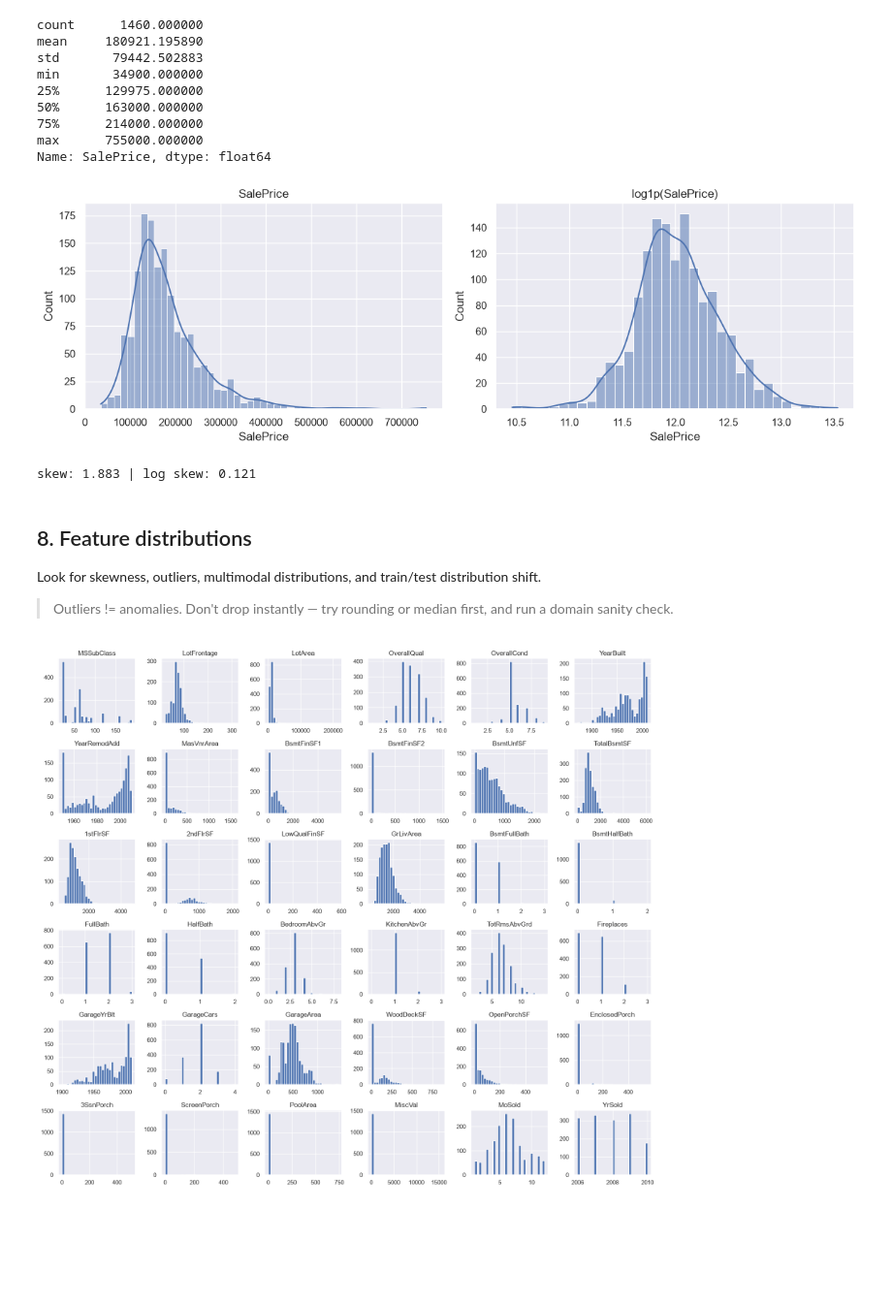
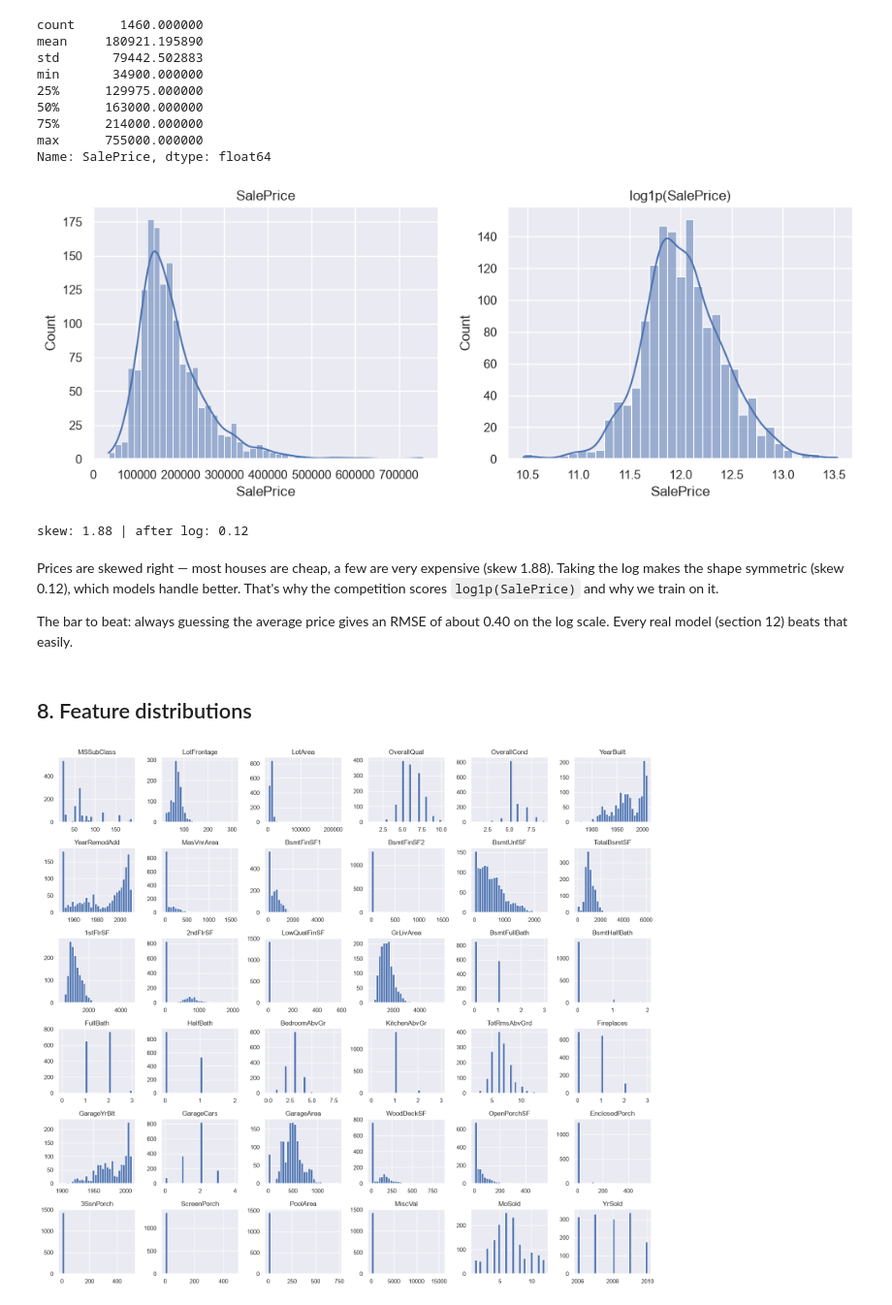
Before and after one commit to oozywaters/kaggle-house-prices, a Jupyter notebook: notebooks/eda.ipynb, the cells around one changed output. Shown at 97% size. Saved outputs shown, nothing was run; the diff lists cells and outputs as text; code cells hidden in the pictures; blank space fills up the shorter version.

```diff
--- a/notebooks/eda.ipynb
+++ b/notebooks/eda.ipynb
@@ -254,20 +227,19 @@ Name: SalePrice, dtype: float64
 # %%
 fig, axes = plt.subplots(1, 2, figsize=(12, 4))
 sns.histplot(df[target], kde=True, ax=axes[0])
 axes[0].set_title("SalePrice")
 sns.histplot(np.log1p(df[target]), kde=True, ax=axes[1])
 axes[1].set_title("log1p(SalePrice)")
-plt.tight_layout()
 plt.show()
 
-print("skew:", df[target].skew().round(3), "| log skew:", np.log1p(df[target]).skew().round(3))
+print("skew:", df[target].skew().round(2), "| after log:", np.log1p(df[target]).skew().round(2))
 # %% [output]
-[figure, old version]
+[figure, new version]
-skew: 1.883 | log skew: 0.121
+skew: 1.88 | after log: 0.12
-# %% [markdown]
-## 8. Feature distributions
-
-Look for skewness, outliers, multimodal distributions, and train/test distribution shift.
-
-> Outliers != anomalies. Don't drop instantly — try rounding or median first, and run a domain sanity check.
+# %% [markdown]
+Prices are skewed right — most houses are cheap, a few are very expensive (skew 1.88). Taking the log makes the shape symmetric (skew 0.12), which models handle better. That's why the competition scores `log1p(SalePrice)` and why we train on it.
+
+The bar to beat: always guessing the average price gives an RMSE of about 0.40 on the log scale. Every real model (section 12) beats that easily.
+# %% [markdown]
+## 8. Feature distributions
 # %%
```
Also changed, not shown: parts of 58 cells of this notebook.
